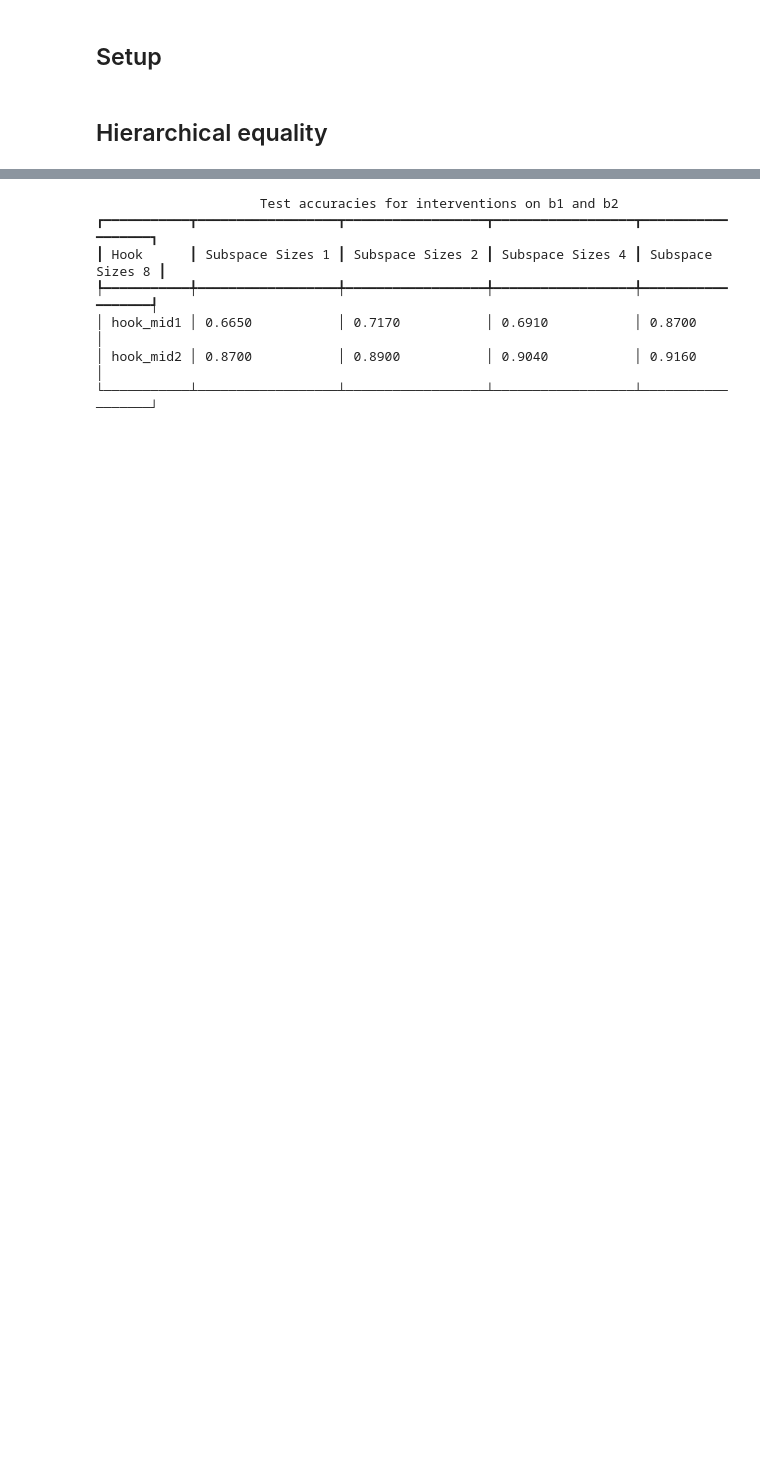
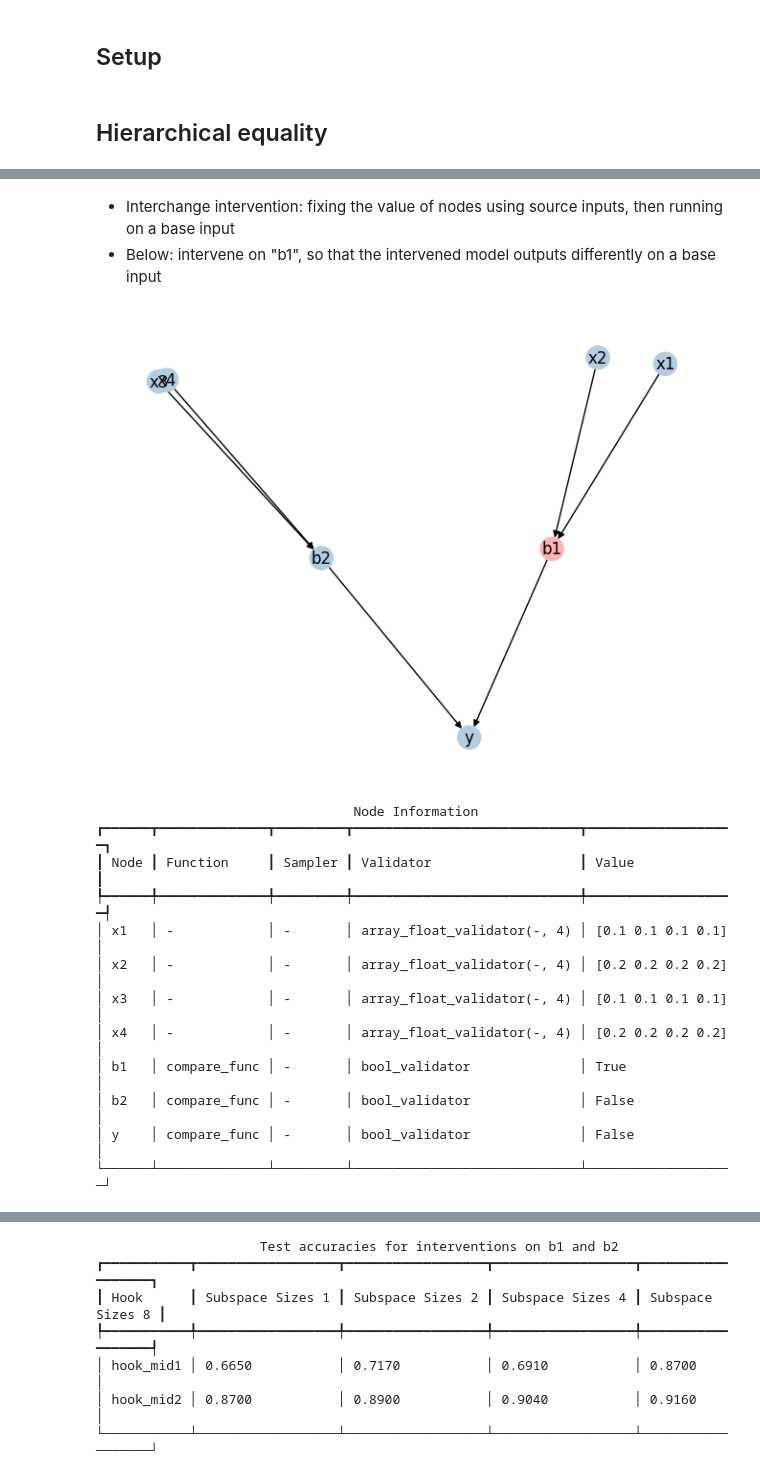
Before and after one commit to adamimos/causal-networks, a Jupyter notebook: experiments/writeup/research-sprint-writeup.ipynb, the cells around one changed output, grey strips where cells are left out. Drawn from its saved outputs; the diff is of its cells as text; code cells hidden in the pictures; blank space fills up the shorter version.

```diff
--- a/experiments/writeup/research-sprint-writeup.ipynb
+++ b/experiments/writeup/research-sprint-writeup.ipynb
@@ -29,0 +109,42 @@ console = Console()
+# %% [markdown]
+- Interchange intervention: fixing the value of nodes using source inputs, then running on a base input
+- Below: intervene on "b1", so that the intervened model outputs differently on a base input
+# %%
+value_1 = np.array([0.1] * 4)
+value_2 = np.array([0.2] * 4)
+
+dag_he.do_interchange_intervention(
+    [["b1"]],
+    [
+        dict(
+            x1=value_1,
+            x2=value_1,
+            x3=value_1,
+            x4=value_1,
+        )
+    ],
+)
+dag_he.run(
+    dict(
+        x1=value_1,
+        x2=value_2,
+        x3=value_1,
+        x4=value_2,
+    ),
+    reset=False,
+)
+dag_he.visualize()
+# %% [output]
+[figure, added]
+                                 Node Information
+┏━━━━━━┳━━━━━━━━━━━━━━┳━━━━━━━━━┳━━━━━━━━━━━━━━━━━━━━━━━━━━━━━┳━━━━━━━━━━━━━━━━━━━┓
+┃ Node ┃ Function     ┃ Sampler ┃ Validator                   ┃ Value             ┃
+┡━━━━━━╇━━━━━━━━━━━━━━╇━━━━━━━━━╇━━━━━━━━━━━━━━━━━━━━━━━━━━━━━╇━━━━━━━━━━━━━━━━━━━┩
+│ x1   │ -            │ -       │ array_float_validator(-, 4) │ [0.1 0.1 0.1 0.1] │
+│ x2   │ -            │ -       │ array_float_validator(-, 4) │ [0.2 0.2 0.2 0.2] │
+│ x3   │ -            │ -       │ array_float_validator(-, 4) │ [0.1 0.1 0.1 0.1] │
+│ x4   │ -            │ -       │ array_float_validator(-, 4) │ [0.2 0.2 0.2 0.2] │
+│ b1   │ compare_func │ -       │ bool_validator              │ True              │
+│ b2   │ compare_func │ -       │ bool_validator              │ False             │
+│ y    │ compare_func │ -       │ bool_validator              │ False             │
+└──────┴──────────────┴─────────┴─────────────────────────────┴───────────────────┘
```
Also changed, not shown: parts of 20 cells of this notebook.
